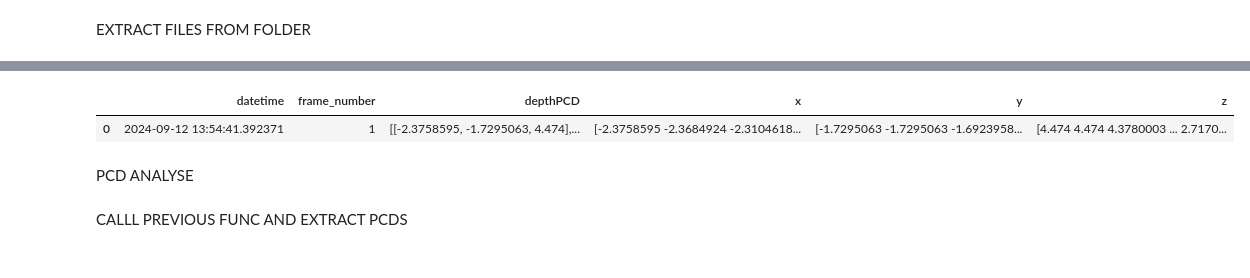
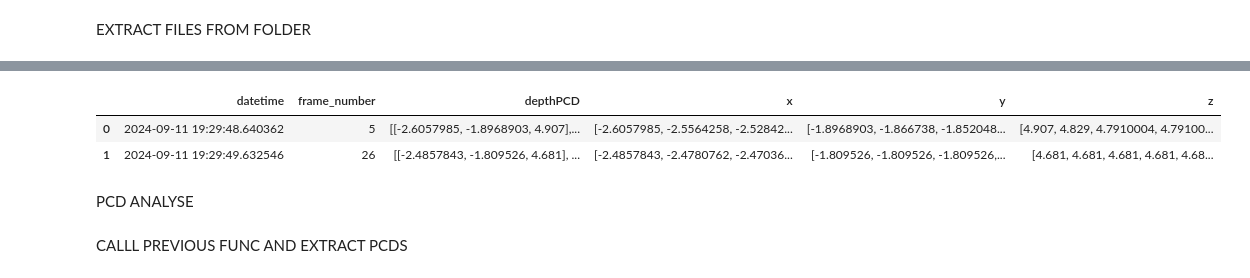
Before and after one commit to tirthankarhalder/mmSLAM, a Jupyter notebook: generatePCDAnalyse.ipynb, the cells around one changed output, grey strips where cells are left out. Cells and saved outputs as stored; diff of their text form; code cells hidden in the pictures.

```diff
--- a/generatePCDAnalyse.ipynb
+++ b/generatePCDAnalyse.ipynb
@@ -31,11 +26,12 @@ drone_2024-09-10_12_02_19_test.bin
 drone_2024-09-10_16_12_18_test.bin
 # %%
 # lidarDf = pd.read_csv("./datasets/lidar_data/drone_2024-09-10_16_12_18_test_lidar.csv")
-depthDf = pd.read_csv("./datasets/depth_data/drone_2024-09-12_13_54_37_test_depth.csv")
+depthDf = pd.read_csv("./datasets/depth_data/drone_2024-09-10_16_12_18_test_depth.csv")
 depthDf.head(5)
 # %% [output]
 |  | datetime | frame_number | depthPCD | x | y | z |
-| 0 | 2024-09-12 13:54:41.392371 | 1 | [[-2.3758595, -1.7295063, 4.474],... | [-2.3758595 -2.3684924 -2.3104618... | [-1.7295063 -1.7295063 -1.6923958... | [4.474 4.474 4.3780003 ... 2.7170... |
+| 0 | 2024-09-11 19:29:48.640362 | 5 | [[-2.6057985, -1.8968903, 4.907],... | [-2.6057985, -2.5564258, -2.52842... | [-1.8968903, -1.866738, -1.852048... | [4.907, 4.829, 4.7910004, 4.79100... |
+| 1 | 2024-09-11 19:29:49.632546 | 26 | [[-2.4857843, -1.809526, 4.681], ... | [-2.4857843, -2.4780762, -2.47036... | [-1.809526, -1.809526, -1.809526,... | [4.681, 4.681, 4.681, 4.681, 4.68... |
 # %% [markdown]
 PCD ANALYSE
 # %%
```
Also changed, not shown: parts of 9 cells of this notebook, 1 other file.
